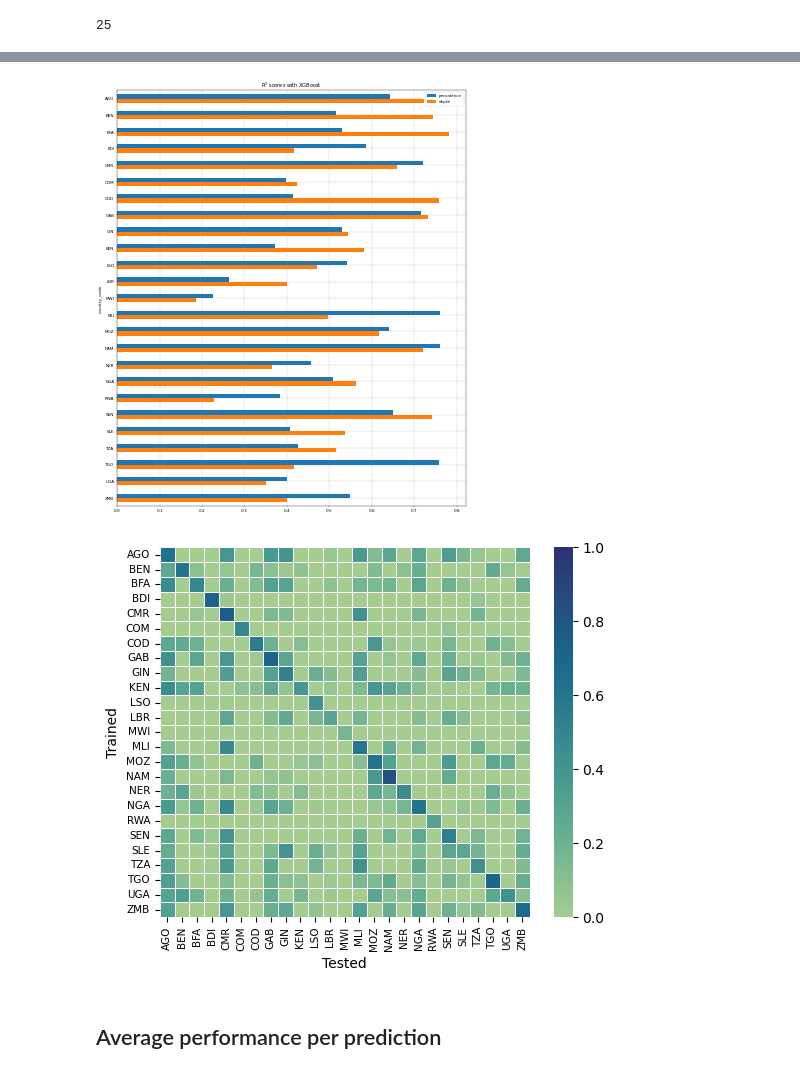
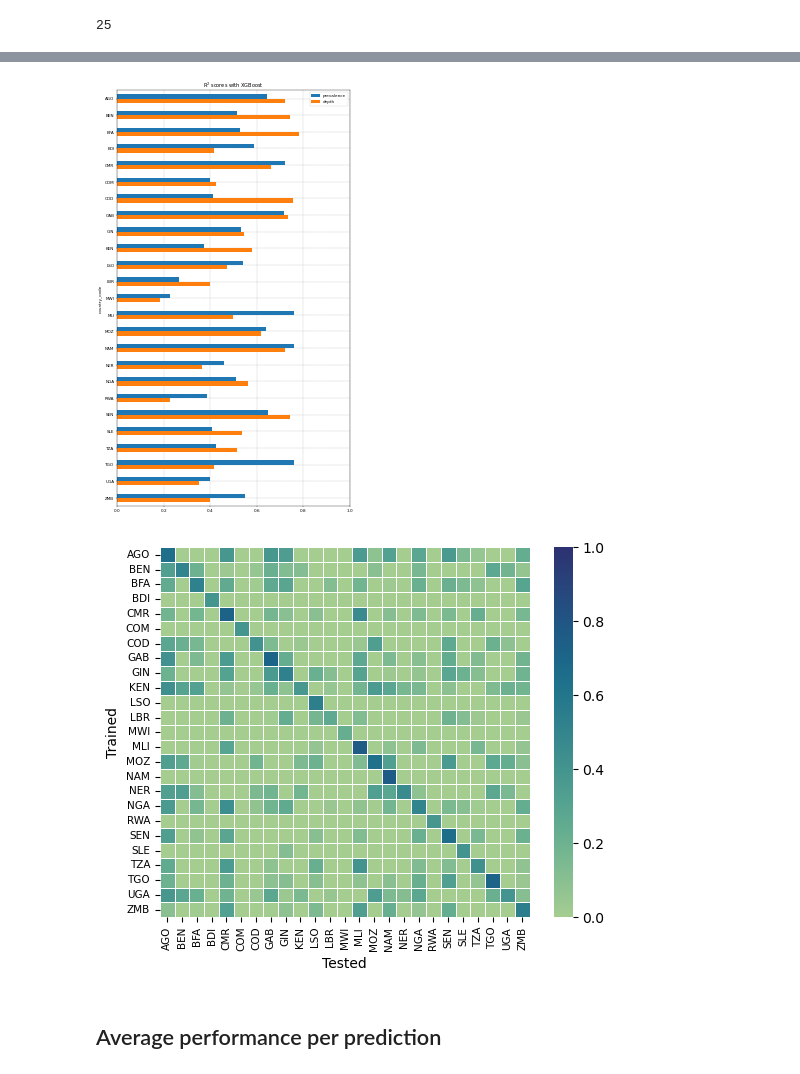
Before and after one commit to marinavicini/stc_continuing, a Jupyter notebook: notebooks/MV_figures_thesis.ipynb, the cells around one changed output, grey strips where cells are left out. Cells and saved outputs as stored; diff of their text form; code cells hidden in the pictures.

```diff
--- a/notebooks/MV_figures_thesis.ipynb
+++ b/notebooks/MV_figures_thesis.ipynb
@@ -536,7 +535,7 @@ print(len(country_code_dhs))
 # %% [output]
 25
 # %%
-res_exp1 = pd.read_csv(f'{read_path}/processed/20221113_exp1_1_results.csv')
+res_exp1 = pd.read_csv(f'{read_path}/processed/exp1/20221114_exp1_results.csv')
 print(res_exp1.shape)
 res_exp1.head(2)
 # %% [output]
@@ -545,39 +544,45 @@ res_exp1.head(2)
 | 0 | 1193 | 0.636622 | -0.581223 | -0.275703 | -0.019515 | 0.38867 | -0.857874 | -0.171607 | 0.366811 | ... |
 | 1 | 973 | 0.606495 | 0.606495 | 0.092570 | -0.423850 | 0.05607 | -0.883838 | 0.158332 | 0.092592 | ... |
 # %%
-fig, ax = plt.subplots(figsize=(15,18), dpi=30)
+fig, ax = plt.subplots(figsize=(12,18), dpi=30)
 # fig, ax = plt.subplots(figsize=(10, 5))
 
 
 cols = ['country_code','prevalence', 'depth']
 df = res_exp1[['country_code', 'deprived_sev_mean_neigh_xgboost', 'sumpoor_prev_neigh_xgboost']].rename(columns={'deprived_sev_mean_neigh_xgboost':'prevalence', 'sumpoor_prev_neigh_xgboost':'depth'})
 
 
 df.plot(ax=ax,
         x='country_code',
         kind='barh',
         stacked=False,
         title='R$^2$ scores with XGBoost')
 
 # ax.grid(True, color = "grey", linewidth = "1.4", linestyle = "-.")
 ax.set_axisbelow(True)
 ax.grid(color='gray', linestyle='dashed', linewidth = "0.5",)
 
+plt.xlim((0,1))
+
 ax.legend(loc='upper right')
 ax.invert_yaxis()
 
 plt.show()
 # %% [output]
-[figure, old version]
+[figure, new version]
 # %%
 fig, ax = plt.subplots(dpi=100)
 
-sns.heatmap(res_exp1[country_code_dhs], vmin=0, vmax=1, square=True, cmap="crest", linewidths=0.5)
+temp = [f'{cc}_xgboost' for cc in country_code_dhs]
+dic_name_xgb = dict(zip(temp, country_code_dhs))
+df = res_exp1.rename(columns=dic_name_xgb)
+
+sns.heatmap(df[country_code_dhs], vmin=0, vmax=1, square=True, cmap="crest", linewidths=0.5)
 ax.set(xlabel="Tested", ylabel="Trained")
 _ = ax.set_xticklabels(res_exp1['country_code'], fontsize=7.5)
 _ = ax.set_yticklabels(res_exp1['country_code'], fontsize=7.5)
 # %% [output]
-[figure, old version]
+[figure, new version]
 # %% [markdown]
 ## Average performance per prediction
 # %%
```
Also changed, not shown: parts of 25 cells of this notebook.
